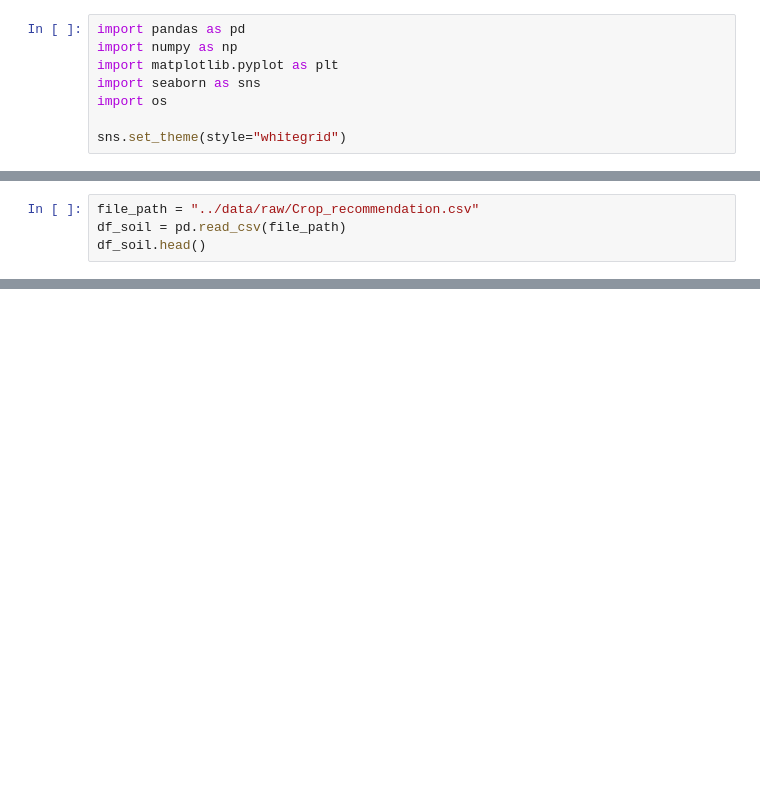
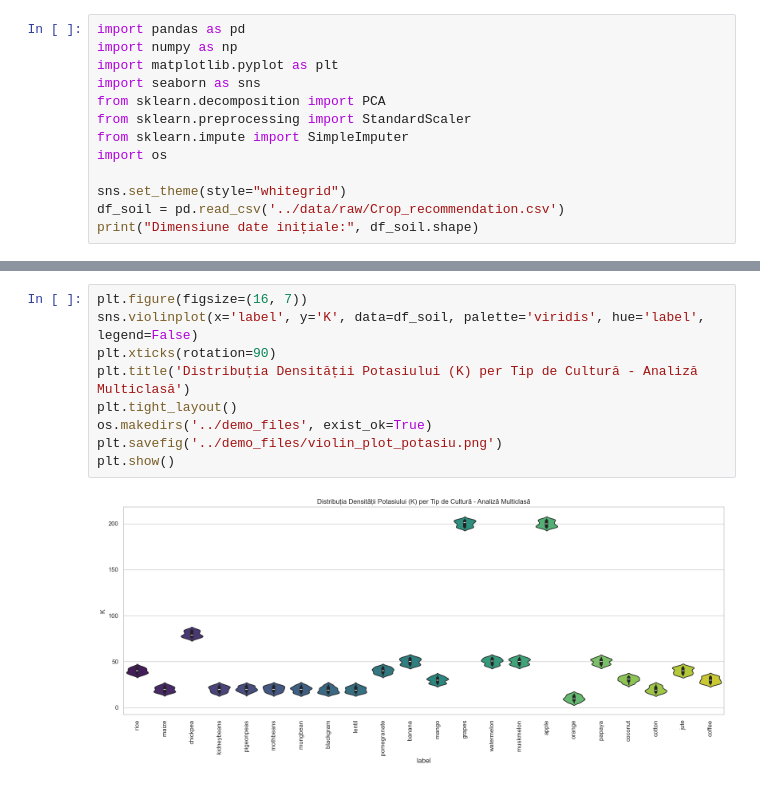
Before and after one commit to MrWeeb0/AgriGuard-AI, a Jupyter notebook: notebooks/01_eda_soil_data.ipynb, the cells around one changed output, grey strips where cells are left out. Drawn from its saved outputs; the diff is of its cells as text; blank space fills up the shorter version.

```diff
--- a/notebooks/01_eda_soil_data.ipynb
+++ b/notebooks/01_eda_soil_data.ipynb
@@ -3,6 +10,11 @@ import pandas as pd
 import numpy as np
 import matplotlib.pyplot as plt
 import seaborn as sns
+from sklearn.decomposition import PCA
+from sklearn.preprocessing import StandardScaler
+from sklearn.impute import SimpleImputer
 import os
 
 sns.set_theme(style="whitegrid")
+df_soil = pd.read_csv('../data/raw/Crop_recommendation.csv')
+print("Dimensiune date inițiale:", df_soil.shape)
@@ -9,4 +22,0 @@ sns.set_theme(style="whitegrid")
-# %%
-file_path = "../data/raw/Crop_recommendation.csv"
-df_soil = pd.read_csv(file_path)
-df_soil.head()
@@ -88,0 +26,11 @@ print("4. Strategie Zero-API: Pentru funcționare stabilă pe câmp fără inter
+# %%
+plt.figure(figsize=(16, 7))
+sns.violinplot(x='label', y='K', data=df_soil, palette='viridis', hue='label', legend=False)
+plt.xticks(rotation=90)
+plt.title('Distribuția Densității Potasiului (K) per Tip de Cultură - Analiză Multiclasă')
+plt.tight_layout()
+os.makedirs('../demo_files', exist_ok=True)
+plt.savefig('../demo_files/violin_plot_potasiu.png')
+plt.show()
+# %% [output]
+[figure, added]
```
Also changed, not shown: parts of 11 cells of this notebook, 12 other files.
